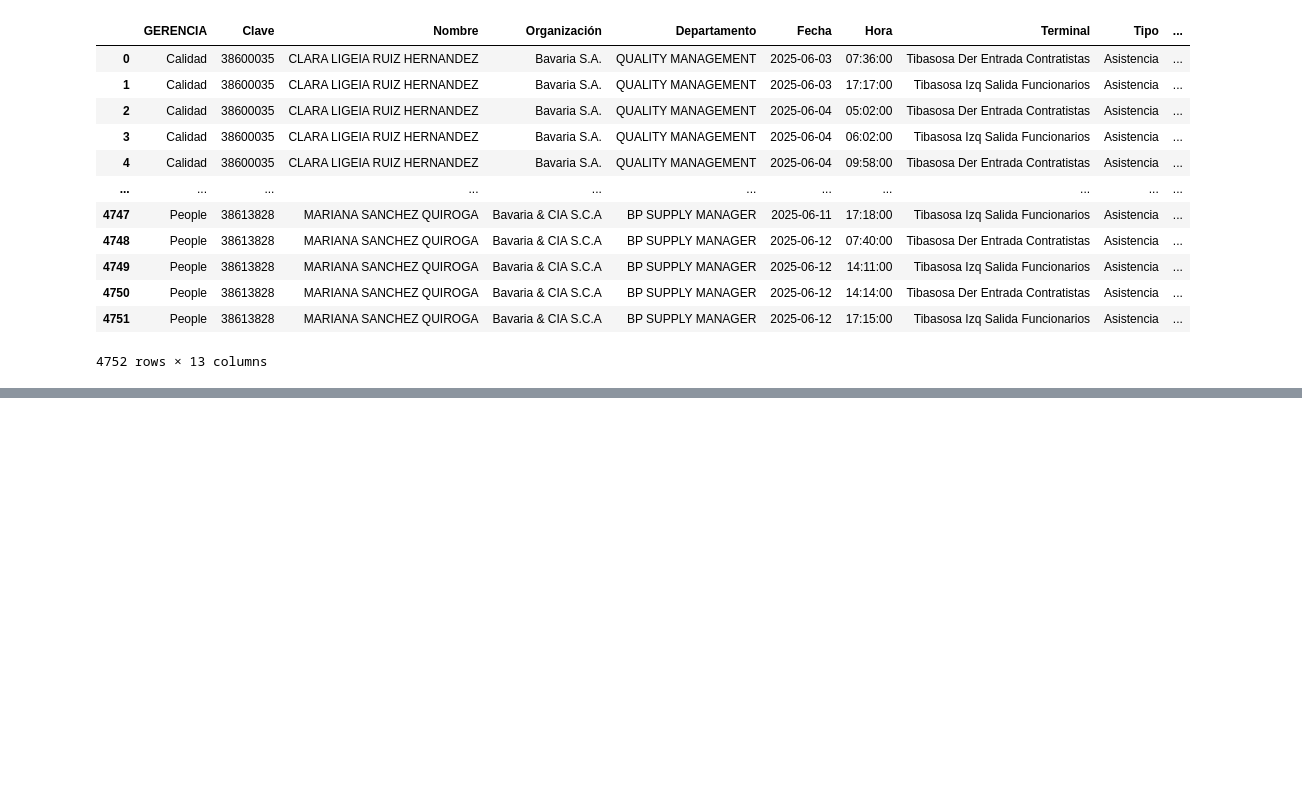
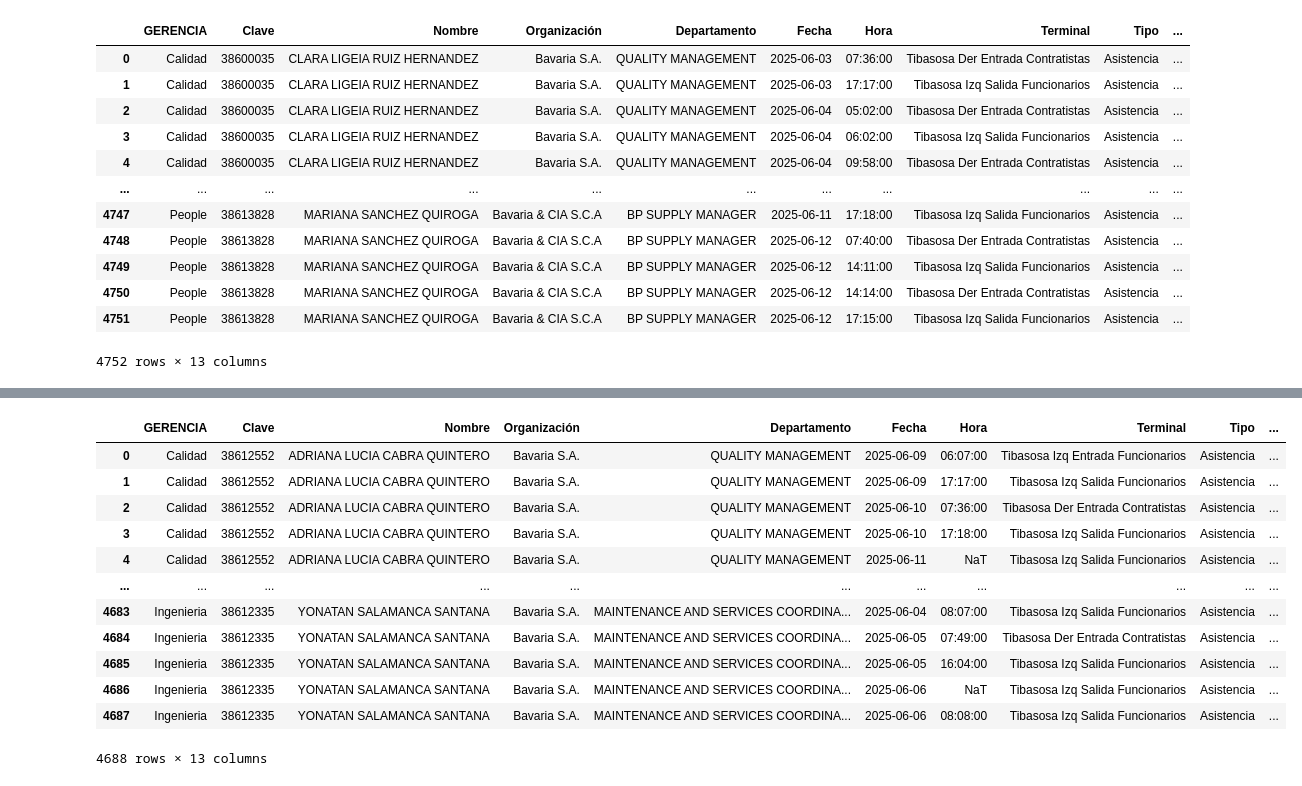
Before and after one commit to 19Juan/Analysis_People, a Jupyter notebook: src/explore.ipynb, the cells around one changed output, grey strips where cells are left out. Saved outputs shown, nothing was run; the diff lists cells and outputs as text; code cells hidden in the pictures; blank space fills up the shorter version.

```diff
--- a/src/explore.ipynb
+++ b/src/explore.ipynb
@@ -95,0 +193,42 @@ df.to_csv('../data/processed/DB People con Horarios.csv', index=False)
+# %%
+
+def ajustar_faltantes(grupo):
+    grupo = grupo.sort_values(by="Horario Combinado").reset_index(drop=True)
+
+    # Convertir Horario Combinado a datetime si no lo es
+    grupo["Horario Combinado"] = pd.to_datetime(grupo["Horario Combinado"], format="%H:%M", errors="coerce")
+
+    for i, row in grupo.iterrows():
+        # Si es salida faltante → tomar anterior + 8h
+        if "Salida (Faltante)" in row["Tipo Acceso"]:
+            if i > 0 and pd.notna(grupo.at[i-1, "Horario Combinado"]):
+                grupo.at[i, "Horario Combinado"] = grupo.at[i-1, "Horario Combinado"] + pd.Timedelta(hours=8)
+
+        # Si es entrada faltante → tomar siguiente - 8h
+        if "Entrada (Faltante)" in row["Tipo Acceso"]:
+            if i < len(grupo)-1 and pd.notna(grupo.at[i+1, "Horario Combinado"]):
+                grupo.at[i, "Horario Combinado"] = grupo.at[i+1, "Horario Combinado"] - pd.Timedelta(hours=8)
+
+    # Opcional: volver a formatear a string "HH:MM" si lo necesitas
+    grupo["Horario Combinado"] = grupo["Horario Combinado"].dt.strftime("%H:%M")
+
+    return grupo
+
+# Aplicar por persona y fecha
+df_final = df_final.groupby(["Nombre", "Fecha"], group_keys=False).apply(ajustar_faltantes).reset_index(drop=True)
+# %%
+df_final
+# %% [output]
+|  | GERENCIA | Clave | Nombre | Organización | Departamento | Fecha | Hora | Terminal | Tipo | ... |
+| 0 | Calidad | 38612552 | ADRIANA LUCIA CABRA QUINTERO | Bavaria S.A. | QUALITY MANAGEMENT | 2025-06-09 | 06:07:00 | Tibasosa Izq Entrada Funcionarios | Asistencia | ... |
+| 1 | Calidad | 38612552 | ADRIANA LUCIA CABRA QUINTERO | Bavaria S.A. | QUALITY MANAGEMENT | 2025-06-09 | 17:17:00 | Tibasosa Izq Salida Funcionarios | Asistencia | ... |
+| 2 | Calidad | 38612552 | ADRIANA LUCIA CABRA QUINTERO | Bavaria S.A. | QUALITY MANAGEMENT | 2025-06-10 | 07:36:00 | Tibasosa Der Entrada Contratistas | Asistencia | ... |
+| 3 | Calidad | 38612552 | ADRIANA LUCIA CABRA QUINTERO | Bavaria S.A. | QUALITY MANAGEMENT | 2025-06-10 | 17:18:00 | Tibasosa Izq Salida Funcionarios | Asistencia | ... |
+| 4 | Calidad | 38612552 | ADRIANA LUCIA CABRA QUINTERO | Bavaria S.A. | QUALITY MANAGEMENT | 2025-06-11 | NaT | Tibasosa Izq Salida Funcionarios | Asistencia | ... |
+| ... | ... | ... | ... | ... | ... | ... | ... | ... | ... | ... |
+| 4683 | Ingenieria | 38612335 | YONATAN SALAMANCA SANTANA | Bavaria S.A. | MAINTENANCE AND SERVICES COORDINA... | 2025-06-04 | 08:07:00 | Tibasosa Izq Salida Funcionarios | Asistencia | ... |
+| 4684 | Ingenieria | 38612335 | YONATAN SALAMANCA SANTANA | Bavaria S.A. | MAINTENANCE AND SERVICES COORDINA... | 2025-06-05 | 07:49:00 | Tibasosa Der Entrada Contratistas | Asistencia | ... |
+| 4685 | Ingenieria | 38612335 | YONATAN SALAMANCA SANTANA | Bavaria S.A. | MAINTENANCE AND SERVICES COORDINA... | 2025-06-05 | 16:04:00 | Tibasosa Izq Salida Funcionarios | Asistencia | ... |
+| 4686 | Ingenieria | 38612335 | YONATAN SALAMANCA SANTANA | Bavaria S.A. | MAINTENANCE AND SERVICES COORDINA... | 2025-06-06 | NaT | Tibasosa Izq Salida Funcionarios | Asistencia | ... |
+| 4687 | Ingenieria | 38612335 | YONATAN SALAMANCA SANTANA | Bavaria S.A. | MAINTENANCE AND SERVICES COORDINA... | 2025-06-06 | 08:08:00 | Tibasosa Izq Salida Funcionarios | Asistencia | ... |
+4688 rows × 13 columns
```
Also changed, not shown: parts of 7 cells of this notebook, 2 other files.
